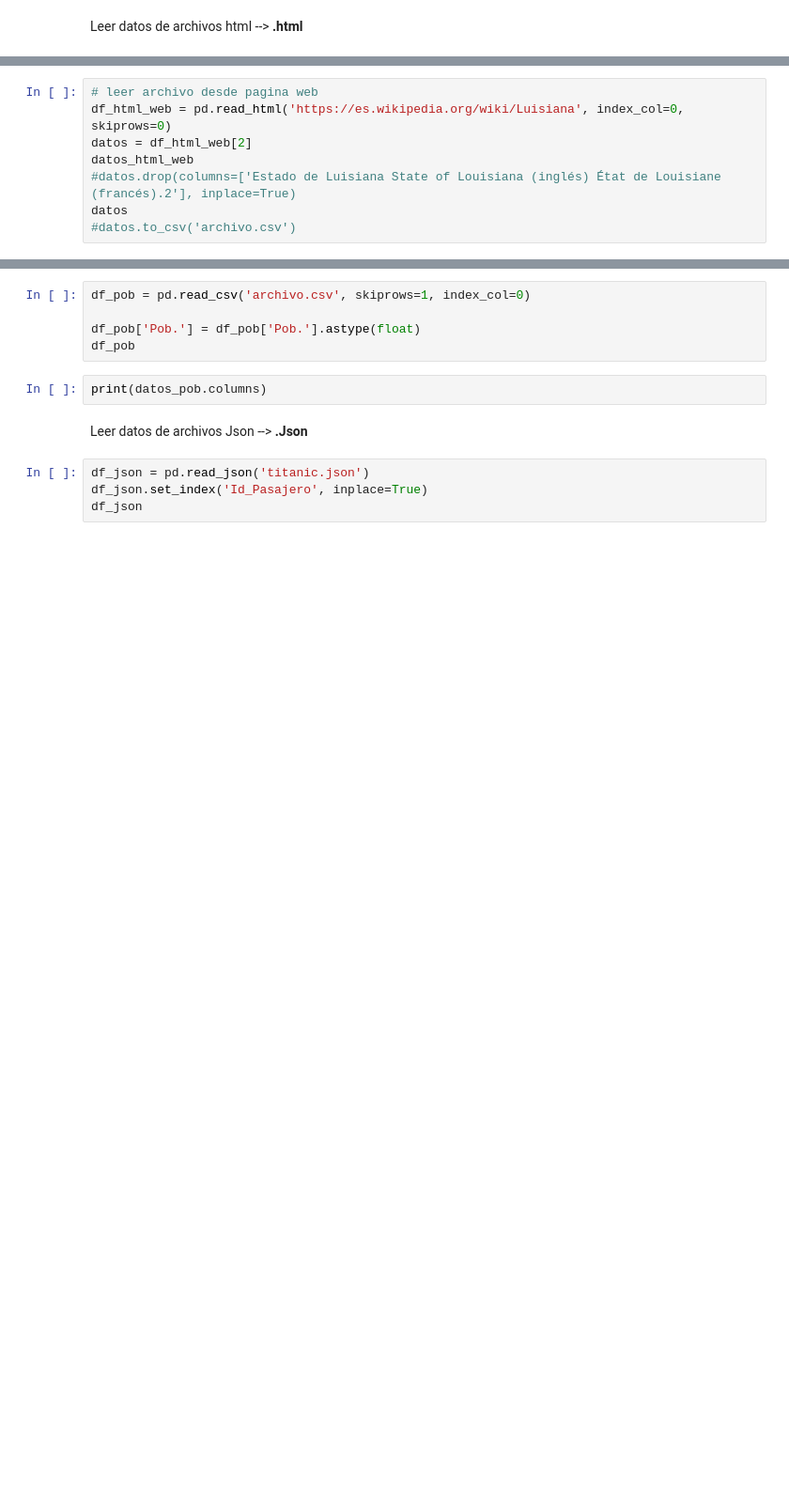
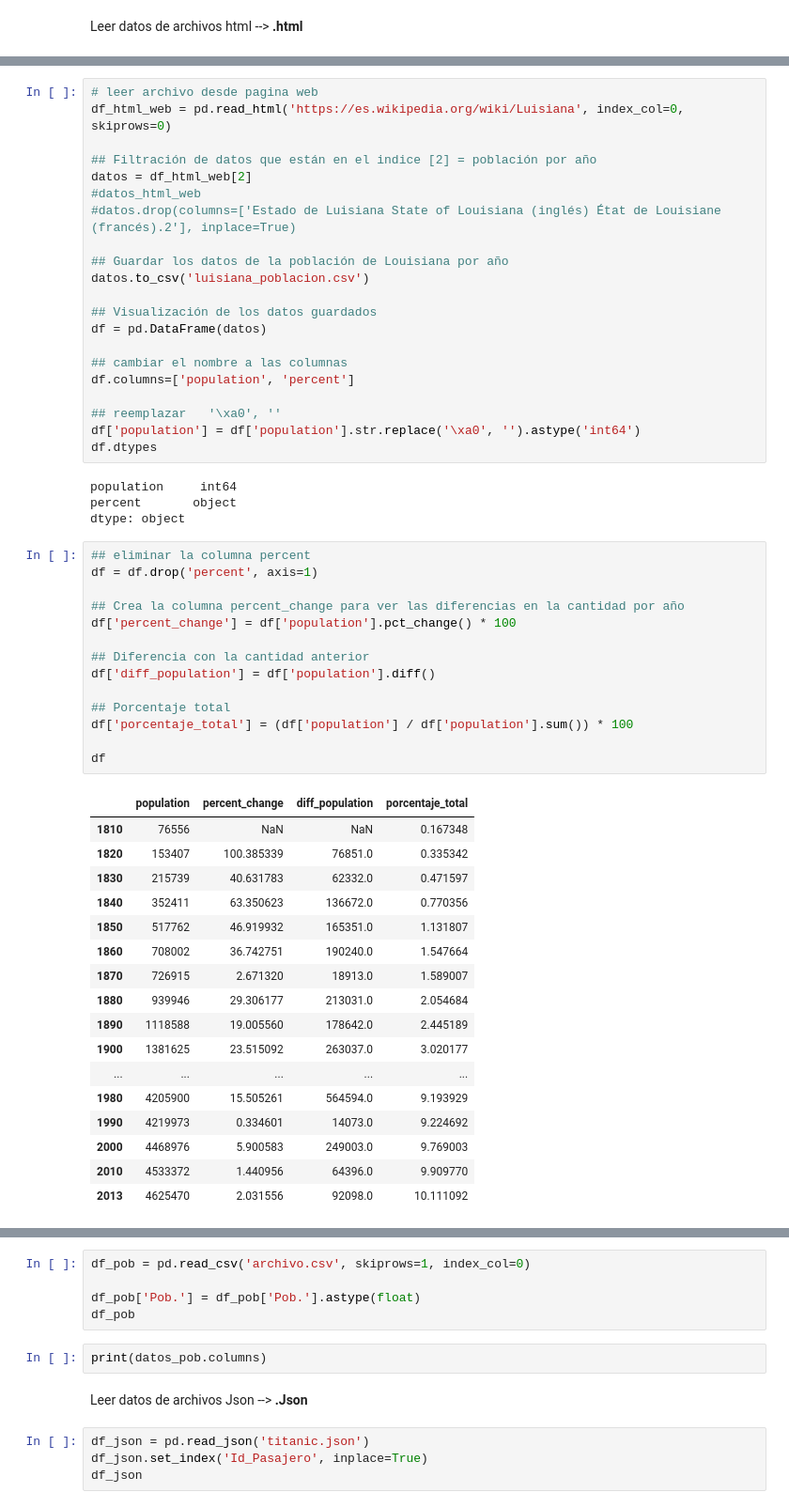
Before and after one commit to jserrataylor/cursoAI, a Jupyter notebook: Lectura_datos_con_archivos.ipynb, the cells around one changed output, grey strips where cells are left out. Shown at 94% size. Drawn from its saved outputs; the diff is of its cells as text; blank space fills up the shorter version.

```diff
--- a/Lectura_datos_con_archivos.ipynb
+++ b/Lectura_datos_con_archivos.ipynb
@@ -249,8 +287,57 @@ datos.head()
 # %%
 # leer archivo desde pagina web
 df_html_web = pd.read_html('https://es.wikipedia.org/wiki/Luisiana', index_col=0, skiprows=0)
+
+## Filtración de datos que están en el indice [2] = población por año
 datos = df_html_web[2]
-datos_html_web
+#datos_html_web
 #datos.drop(columns=['Estado de Luisiana State of Louisiana (inglés) État de Louisiane (francés).2'], inplace=True)
-datos
-#datos.to_csv('archivo.csv')
+
+## Guardar los datos de la población de Louisiana por año
+datos.to_csv('luisiana_poblacion.csv')
+
+## Visualización de los datos guardados
+df = pd.DataFrame(datos)
+
+## cambiar el nombre a las columnas
+df.columns=['population', 'percent']
+
+## reemplazar   '\xa0', ''
+df['population'] = df['population'].str.replace('\xa0', '').astype('int64')
+df.dtypes
+# %% [output]
+population     int64
+percent       object
+dtype: object
+# %%
+## eliminar la columna percent
+df = df.drop('percent', axis=1)
+
+## Crea la columna percent_change para ver las diferencias en la cantidad por año
+df['percent_change'] = df['population'].pct_change() * 100
+
+## Diferencia con la cantidad anterior
+df['diff_population'] = df['population'].diff()
+
+## Porcentaje total
+df['porcentaje_total'] = (df['population'] / df['population'].sum()) * 100
+
+df
+# %% [output]
+|  | population | percent_change | diff_population | porcentaje_total |
+| 1810 | 76556 | NaN | NaN | 0.167348 |
+| 1820 | 153407 | 100.385339 | 76851.0 | 0.335342 |
+| 1830 | 215739 | 40.631783 | 62332.0 | 0.471597 |
+| 1840 | 352411 | 63.350623 | 136672.0 | 0.770356 |
+| 1850 | 517762 | 46.919932 | 165351.0 | 1.131807 |
+| 1860 | 708002 | 36.742751 | 190240.0 | 1.547664 |
+| 1870 | 726915 | 2.671320 | 18913.0 | 1.589007 |
+| 1880 | 939946 | 29.306177 | 213031.0 | 2.054684 |
+| 1890 | 1118588 | 19.005560 | 178642.0 | 2.445189 |
+| 1900 | 1381625 | 23.515092 | 263037.0 | 3.020177 |
+| ... | ... | ... | ... | ... |
+| 1980 | 4205900 | 15.505261 | 564594.0 | 9.193929 |
+| 1990 | 4219973 | 0.334601 | 14073.0 | 9.224692 |
+| 2000 | 4468976 | 5.900583 | 249003.0 | 9.769003 |
+| 2010 | 4533372 | 1.440956 | 64396.0 | 9.909770 |
+| 2013 | 4625470 | 2.031556 | 92098.0 | 10.111092 |
```
Also changed, not shown: parts of 3 cells of this notebook.
